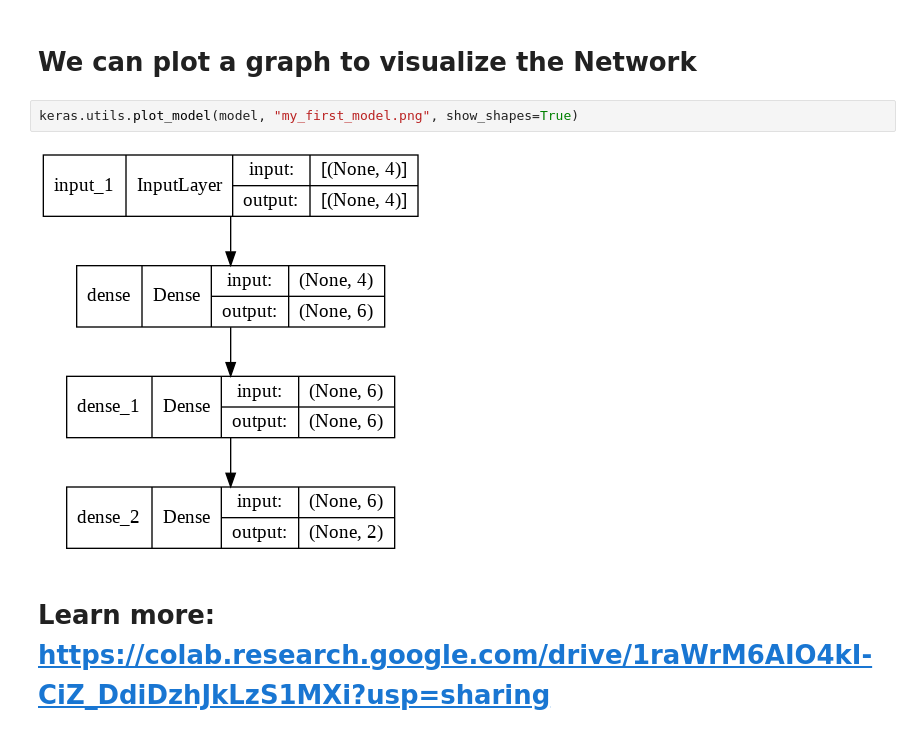
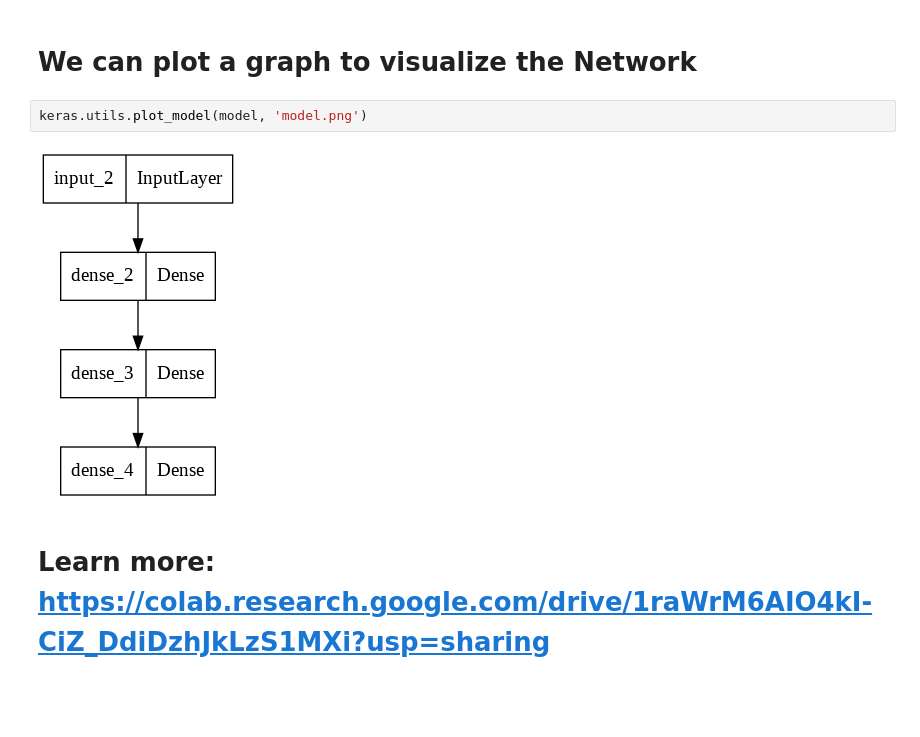
Before and after one commit to Kamran0153/Reinforcement-Learning, a Jupyter notebook: DQN.ipynb, the cells around one changed output. Saved outputs shown, nothing was run; the diff lists cells and outputs as text; blank space fills up the shorter version.

```diff
--- a/DQN.ipynb
+++ b/DQN.ipynb
@@ -48,9 +48,9 @@ _________________________________________________________________
 # %% [markdown]
 # We can plot a graph to visualize the Network
 # %%
-keras.utils.plot_model(model, "my_first_model.png", show_shapes=True)
+keras.utils.plot_model(model, 'model.png')
 # %% [output]
-[figure, old version]
+[figure, new version]
 # %% [markdown]
 # Learn more: https://colab.research.google.com/drive/1raWrM6AIO4kI-CiZ_DdiDzhJkLzS1MXi?usp=sharing
 # %% [markdown]
```
Also changed, not shown: parts of 8 cells of this notebook.
